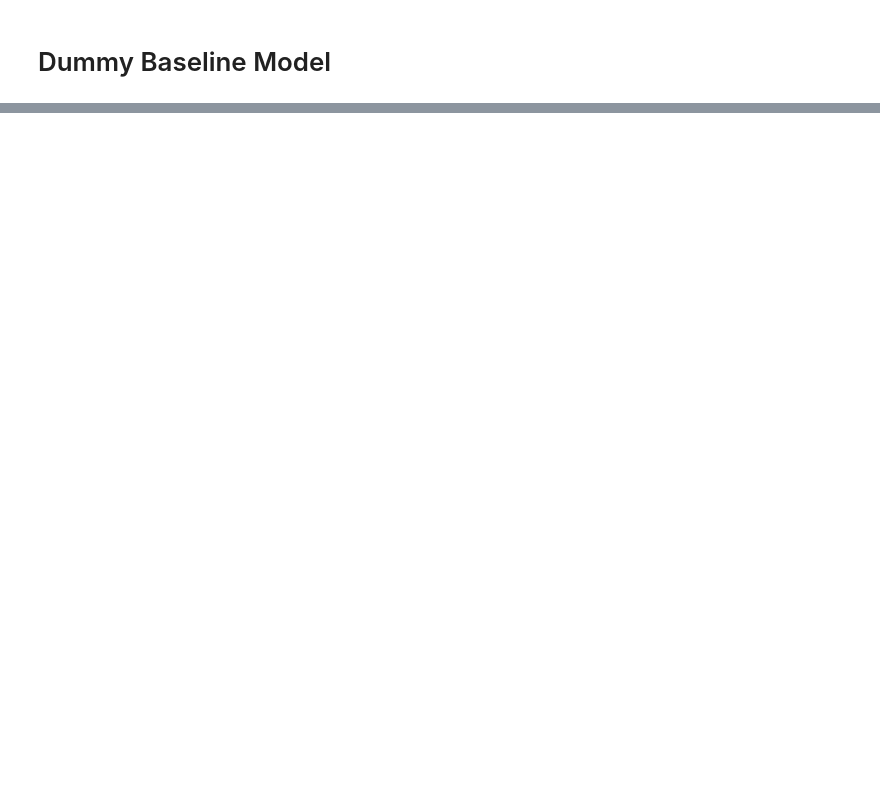
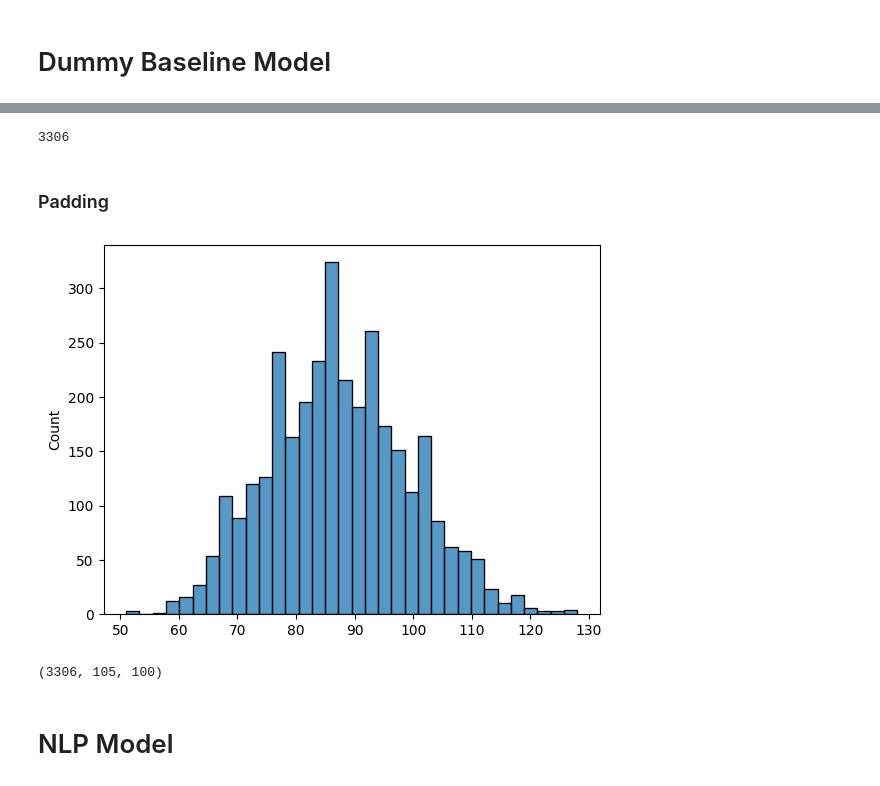
Before and after one commit to ChristineSi/neuroCraft, a Jupyter notebook: notebooks/NotebookAndrea.ipynb, the cells around one changed output, grey strips where cells are left out. Saved outputs shown, nothing was run; the diff lists cells and outputs as text; code cells hidden in the pictures; blank space fills up the shorter version.

Commit message:
built first nlp model

```diff
--- a/notebooks/NotebookAndrea.ipynb
+++ b/notebooks/NotebookAndrea.ipynb
@@ -519,0 +446,3 @@ ValueError: continuous is not supported
+# %%
+X_train_text = [removing_stopwords(sentence) for sentence in X_train_text]
+X_test_text = [removing_stopwords(sentence) for sentence in X_test_text]
@@ -519,0 +451,32 @@ ValueError: continuous is not supported
+# %%
+word2vec = Word2Vec(sentences=X_train_text, min_count=1)
+# %%
+def embed_sentence(word2vec, sentence):
+    embedded_sentence = []
+    for word in sentence:
+        if word in word2vec.wv:
+            embedded_sentence.append(word2vec.wv[word])
+
+    return np.array(embedded_sentence)
+# %%
+def embedding(word2vec, sentences):
+    embed = []
+
+    for sentence in sentences:
+        embedded_sentence = embed_sentence(word2vec, sentence)
+        embed.append(embedded_sentence)
+
+    return embed
+
+X_train_text = embedding(word2vec, X_train_text)
+X_test_text = embedding(word2vec, X_test_text)
+# %%
+len(X_train_text)
+# %% [output]
+3306
+# %% [markdown]
+### Padding
+# %%
+sns.histplot([len(x) for x in X_train_text]);
+# %% [output]
+[figure, added]
@@ -519,0 +488,6 @@ ValueError: continuous is not supported
+# %%
+X_train_pad.shape
+# %% [output]
+(3306, 105, 100)
+# %% [markdown]
+# NLP Model
```
Also changed, not shown: parts of 61 cells of this notebook.
